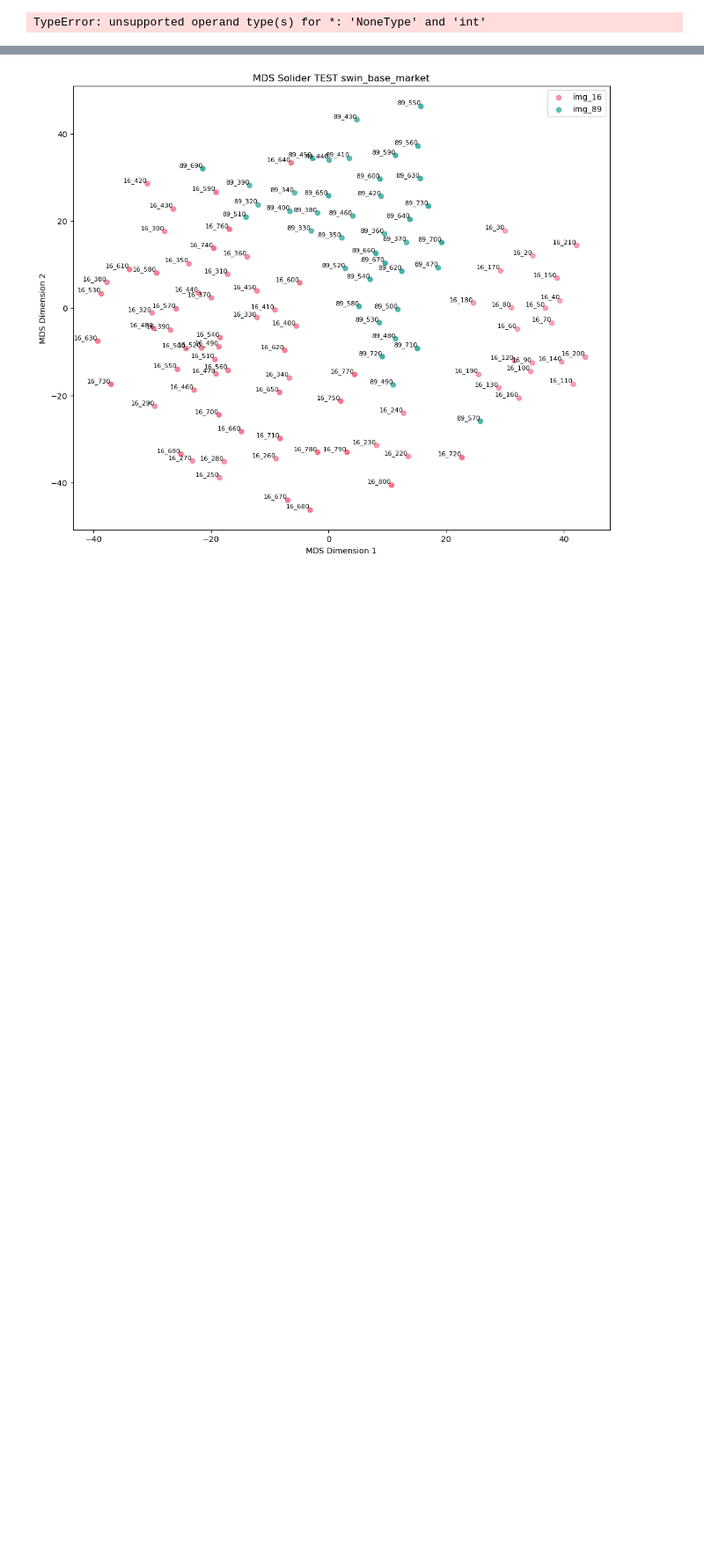
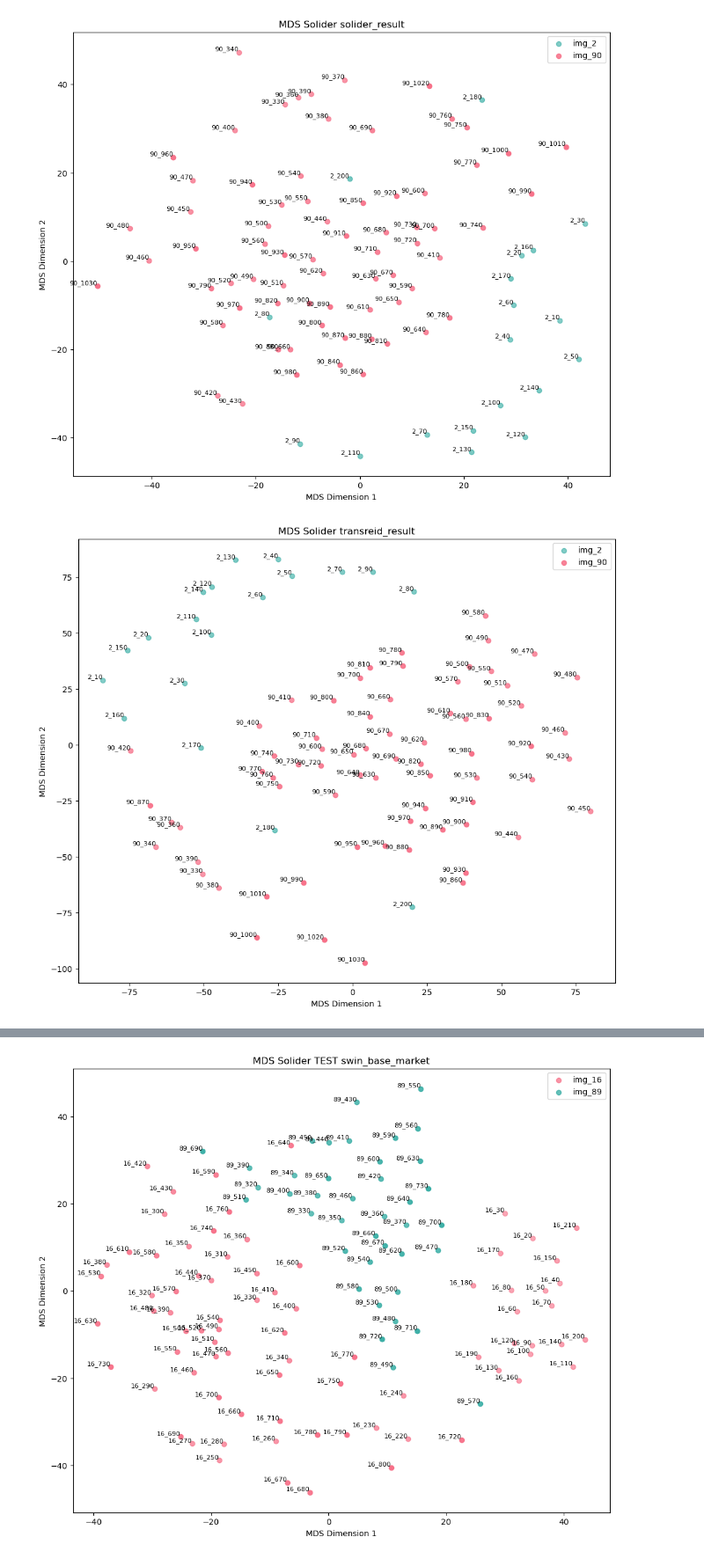
Before and after one commit to dunz21/solider-reid, a Jupyter notebook: plot.ipynb, the cells around one changed output, grey strips where cells are left out. Shown at 88% size. Cells and saved outputs as stored; diff of their text form; code cells hidden in the pictures; blank space fills up the shorter version.

```diff
--- a/plot.ipynb
+++ b/plot.ipynb
@@ -29,12 +29,12 @@ test = [
     # './images_testsss',
     ]
 
-# features , images_names = solider_result(folder_path=test, weight='./model/swin_base_market.pth')
+features , images_names = solider_result(folder_path=test, weight='./model/swin_base_market.pth')
 features_2 , images_names_2 = transreid_result(folder_path=test, pretrain_path="TransReID/model/jx_vit_base_p16_224-80ecf9dd.pth",weight="TransReID/model/vit_transreid_market.pth")
-# features_3 , images_names_3 = alignedreid_result(folder_path=test, weight='./model/swin_base_market.pth')
+features_3 , images_names_3 = alignedreid_result(folder_path=test, weight='./model/swin_base_market.pth')
 
 
-# plot_mds(features_array=features, image_names=images_names,simpleLegend=True, title='solider_result',scaler=True)
+plot_mds(features_array=features, image_names=images_names,simpleLegend=True, title='solider_result',scaler=True)
 plot_mds(features_array=features_2, image_names=images_names_2,simpleLegend=True, title='transreid_result',scaler=True)
-# plot_mds(features_array=features_3, image_names=images_names_3,simpleLegend=True, title='alignedreid_result',scaler=True)
+plot_mds(features_array=features_3, image_names=images_names_3,simpleLegend=True, title='alignedreid_result',scaler=True)
 # %% [output]
@@ -41,15 +44,16 @@ plot_mds(features_array=features_2, image_names=images_names_2,simpleLegend=True
 using Transformer_type: vit_base_patch16_224_TransReID as a backbone
 using stride: [12, 12], and patch number is num_y21 * num_x10
 viewpoint number is : 6
 using SIE_Lambda is : 3.0
 using drop_out rate is : 0.0
 using attn_drop_out rate is : 0.0
 using drop_path rate is : 0.1
 Resized position embedding from size:torch.Size([1, 197, 768]) to size: torch.Size([1, 211, 768]) with height:21 width: 10
 Loading pretrained ImageNet model......from TransReID/model/jx_vit_base_p16_224-80ecf9dd.pth
 using shuffle_groups size:2
 using shift_num size:5
 using divide_length size:4
 ===========building transformer with JPM module ===========
 Loading pretrained model from TransReID/model/vit_transreid_market.pth
-TypeError: unsupported operand type(s) for *: 'NoneType' and 'int'
+[figure, added]
+[figure, added]
```
Also changed, not shown: parts of 1 cell of this notebook, 3 other files.
